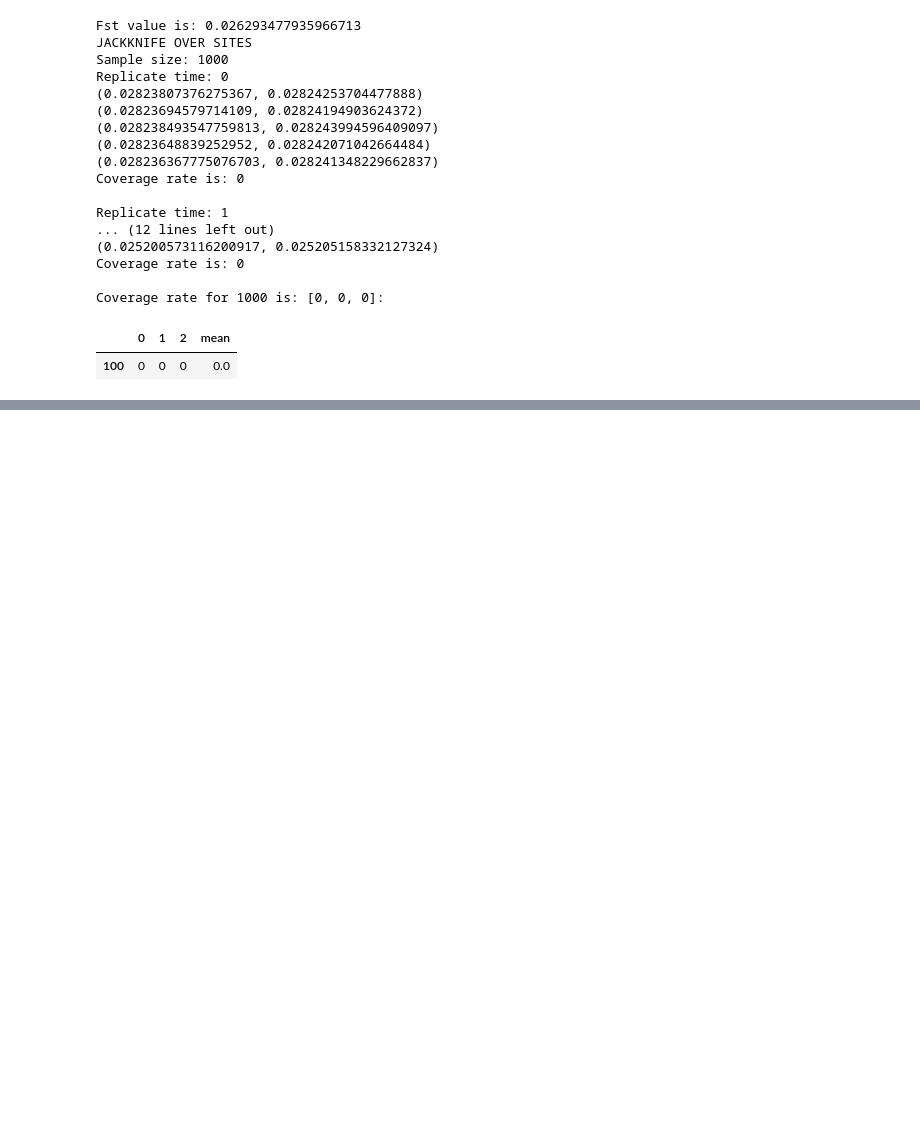
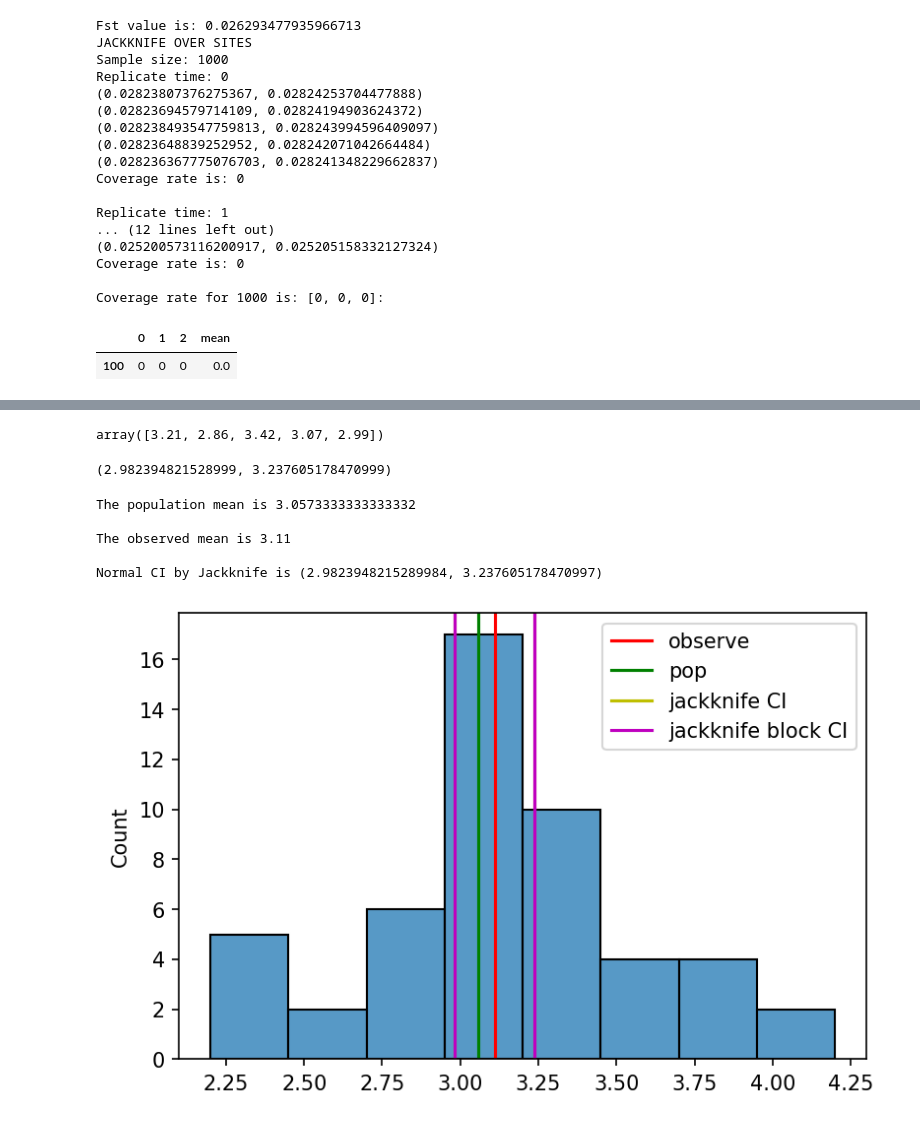
Before and after one commit to rwaples/resampling, a Jupyter notebook: resample.ipynb, the cells around one changed output, grey strips where cells are left out. Saved outputs shown, nothing was run; the diff lists cells and outputs as text; code cells hidden in the pictures; blank space fills up the shorter version.

Commit message:
add block jackknife

```diff
--- a/resample.ipynb
+++ b/resample.ipynb
@@ -355,0 +393,4 @@ build_df(coverage_bt_ind)
+# %%
+sepal_width = df['sepal width (cm)']
+pop_mean = mean(sepal_width)
+print('The mean for sepal width is', pop_mean)
@@ -355,0 +401,3 @@ build_df(coverage_bt_ind)
+# %%
+obs_width = np.random.choice(sepal_width, size=50, replace=False)
+obs_width
@@ -355,0 +532,37 @@ build_df(coverage_bt_ind)
+# %%
+jk = jackknife(obs_width, mean)
+jk_CI = jk_get_CI(jk, 0.95)
+# %%
+jk_block = jackknife_block(obs_width, mean, nfold=5)
+jk_block_CI = jk_get_CI(jk, 0.95)
+# %%
+jk_block
+# %% [output]
+array([3.21, 2.86, 3.42, 3.07, 2.99])
+# %%
+jk_block_CI
+# %% [output]
+(2.982394821528999, 3.237605178470999)
+# %%
+print('The population mean is', pop_mean, '\n')
+print('The observed mean is', mean(obs_width), '\n')
+print('Normal CI by Jackknife is', jk_CI, '\n')
+# %% [output]
+The population mean is 3.0573333333333332
+
+The observed mean is 3.11
+
+Normal CI by Jackknife is (2.9823948215289984, 3.237605178470997)
+# %%
+fig2 = plt.figure(dpi=150)
+sns.histplot(jk)
+plt.axvline(x=mean(obs_width), color = 'r', label = 'observe')
+plt.axvline(x=pop_mean, color = 'g', label = 'pop')
+plt.axvline(x=jk_CI[0], color = 'y', label = 'jackknife CI')
+plt.axvline(x=jk_CI[1], color = 'y')
+plt.axvline(x=jk_block_CI[0], color = 'm', label = 'jackknife block CI')
+plt.axvline(x=jk_block_CI[1], color = 'm')
+plt.legend(loc=0)
+plt.show()
+# %% [output]
+[figure, added]
```
Also changed, not shown: parts of 21 cells of this notebook.
